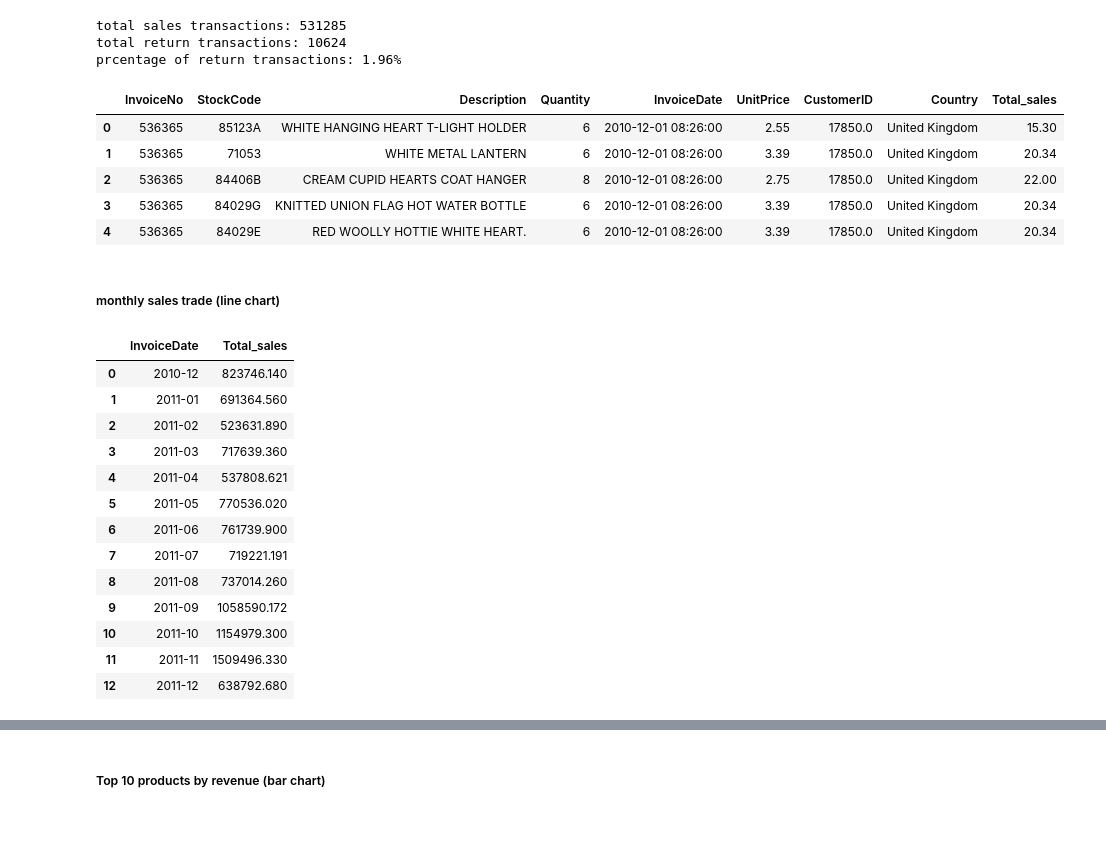
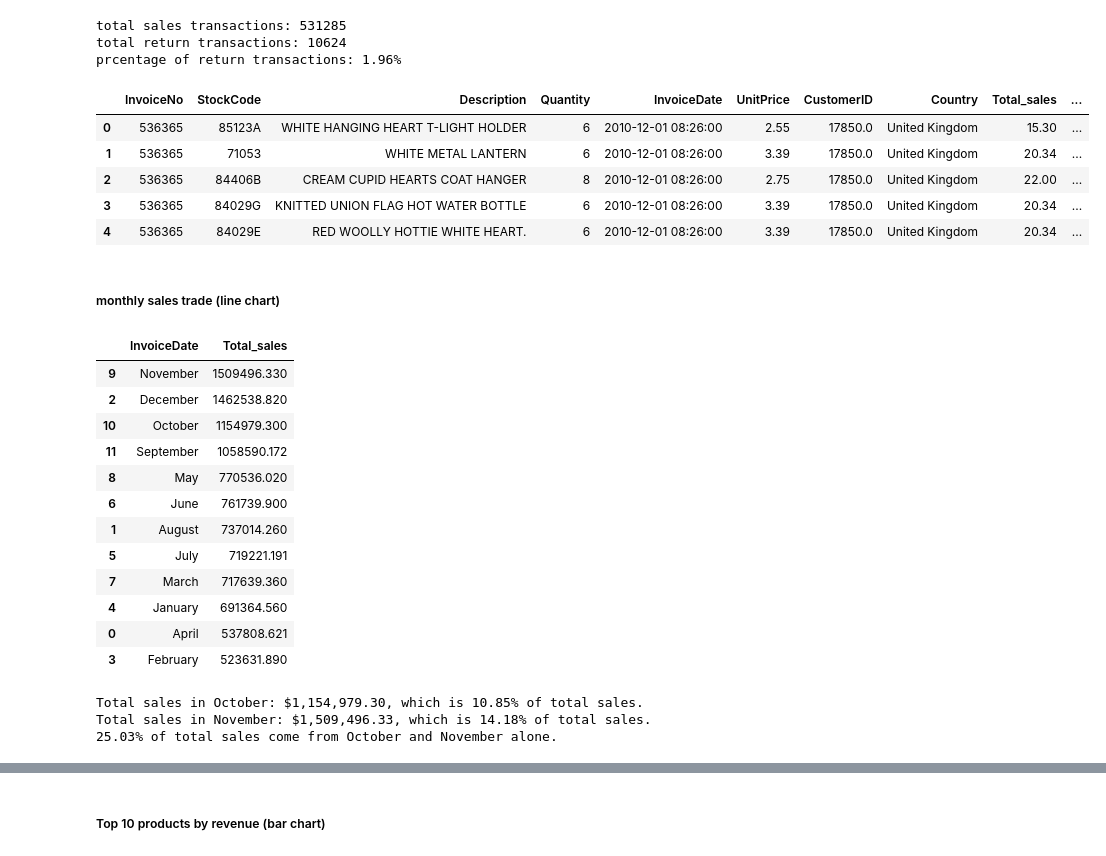
Before and after one commit to natnaelaster/Daily-exercise, a Jupyter notebook: day_1_sales_analysis/ecommerce_sales_dashboard.ipynb, the cells around one changed output, grey strips where cells are left out. Drawn from its saved outputs; the diff is of its cells as text; code cells hidden in the pictures; blank space fills up the shorter version.

```diff
--- a/day_1_sales_analysis/ecommerce_sales_dashboard.ipynb
+++ b/day_1_sales_analysis/ecommerce_sales_dashboard.ipynb
@@ -33,31 +35,47 @@ sales_df = df[df['Quantity'] > 0].copy()
 return_df = df[df['Quantity'] < 0].copy()
 # %%
 sales_df['Total_sales'] = sales_df['Quantity'] * sales_df['UnitPrice']
+sales_df.to_csv('sales_df.csv')
 sales_df.head(5)
 # %% [output]
-|  | InvoiceNo | StockCode | Description | Quantity | InvoiceDate | UnitPrice | CustomerID | Country | Total_sales |
-| 0 | 536365 | 85123A | WHITE HANGING HEART T-LIGHT HOLDER | 6 | 2010-12-01 08:26:00 | 2.55 | 17850.0 | United Kingdom | 15.30 |
-| 1 | 536365 | 71053 | WHITE METAL LANTERN | 6 | 2010-12-01 08:26:00 | 3.39 | 17850.0 | United Kingdom | 20.34 |
-| 2 | 536365 | 84406B | CREAM CUPID HEARTS COAT HANGER | 8 | 2010-12-01 08:26:00 | 2.75 | 17850.0 | United Kingdom | 22.00 |
-| 3 | 536365 | 84029G | KNITTED UNION FLAG HOT WATER BOTTLE | 6 | 2010-12-01 08:26:00 | 3.39 | 17850.0 | United Kingdom | 20.34 |
-| 4 | 536365 | 84029E | RED WOOLLY HOTTIE WHITE HEART. | 6 | 2010-12-01 08:26:00 | 3.39 | 17850.0 | United Kingdom | 20.34 |
+|  | InvoiceNo | StockCode | Description | Quantity | InvoiceDate | UnitPrice | CustomerID | Country | Total_sales | ... |
+| 0 | 536365 | 85123A | WHITE HANGING HEART T-LIGHT HOLDER | 6 | 2010-12-01 08:26:00 | 2.55 | 17850.0 | United Kingdom | 15.30 | ... |
+| 1 | 536365 | 71053 | WHITE METAL LANTERN | 6 | 2010-12-01 08:26:00 | 3.39 | 17850.0 | United Kingdom | 20.34 | ... |
+| 2 | 536365 | 84406B | CREAM CUPID HEARTS COAT HANGER | 8 | 2010-12-01 08:26:00 | 2.75 | 17850.0 | United Kingdom | 22.00 | ... |
+| 3 | 536365 | 84029G | KNITTED UNION FLAG HOT WATER BOTTLE | 6 | 2010-12-01 08:26:00 | 3.39 | 17850.0 | United Kingdom | 20.34 | ... |
+| 4 | 536365 | 84029E | RED WOOLLY HOTTIE WHITE HEART. | 6 | 2010-12-01 08:26:00 | 3.39 | 17850.0 | United Kingdom | 20.34 | ... |
 # %% [markdown]
 ##### monthly sales trade (line chart)
 # %%
-monthly_sales = sales_df['Total_sales'].groupby(sales_df['InvoiceDate'].dt.to_period('M')).sum()
-monthly_sales.reset_index()
+monthly_sales = sales_df['Total_sales'].groupby(sales_df['InvoiceDate'].dt.strftime('%B')).sum()
+monthly_sales.reset_index().sort_values(by= 'Total_sales', ascending=False)
 # %% [output]
 |  | InvoiceDate | Total_sales |
-| 0 | 2010-12 | 823746.140 |
-| 1 | 2011-01 | 691364.560 |
-| 2 | 2011-02 | 523631.890 |
-| 3 | 2011-03 | 717639.360 |
-| 4 | 2011-04 | 537808.621 |
-| 5 | 2011-05 | 770536.020 |
-| 6 | 2011-06 | 761739.900 |
-| 7 | 2011-07 | 719221.191 |
-| 8 | 2011-08 | 737014.260 |
-| 9 | 2011-09 | 1058590.172 |
-| 10 | 2011-10 | 1154979.300 |
-| 11 | 2011-11 | 1509496.330 |
-| 12 | 2011-12 | 638792.680 |
+| 9 | November | 1509496.330 |
+| 2 | December | 1462538.820 |
+| 10 | October | 1154979.300 |
+| 11 | September | 1058590.172 |
+| 8 | May | 770536.020 |
+| 6 | June | 761739.900 |
+| 1 | August | 737014.260 |
+| 5 | July | 719221.191 |
+| 7 | March | 717639.360 |
+| 4 | January | 691364.560 |
+| 0 | April | 537808.621 |
+| 3 | February | 523631.890 |
+# %%
+october_sales = sales_df[sales_df['InvoiceDate'].dt.month == 10]
+october_sales_total = october_sales['Total_sales'].sum()
+october_prct = october_sales_total / sales_df['Total_sales'].sum() * 100
+
+november_sales = sales_df[sales_df['InvoiceDate'].dt.month == 11]
+november_sales_total = november_sales['Total_sales'].sum()
+november_prct = november_sales_total / sales_df['Total_sales'].sum() * 100
+
+print(f"Total sales in October: ${october_sales_total:,.2f}, which is {october_prct:.2f}% of total sales.")
+print(f"Total sales in November: ${november_sales_total:,.2f}, which is {november_prct:.2f}% of total sales.")
+print(f"{november_prct + october_prct:.2f}% of total sales come from October and November alone.")
+# %% [output]
+Total sales in October: $1,154,979.30, which is 10.85% of total sales.
+Total sales in November: $1,509,496.33, which is 14.18% of total sales.
+25.03% of total sales come from October and November alone.
```
Also changed, not shown: parts of 11 cells of this notebook.
